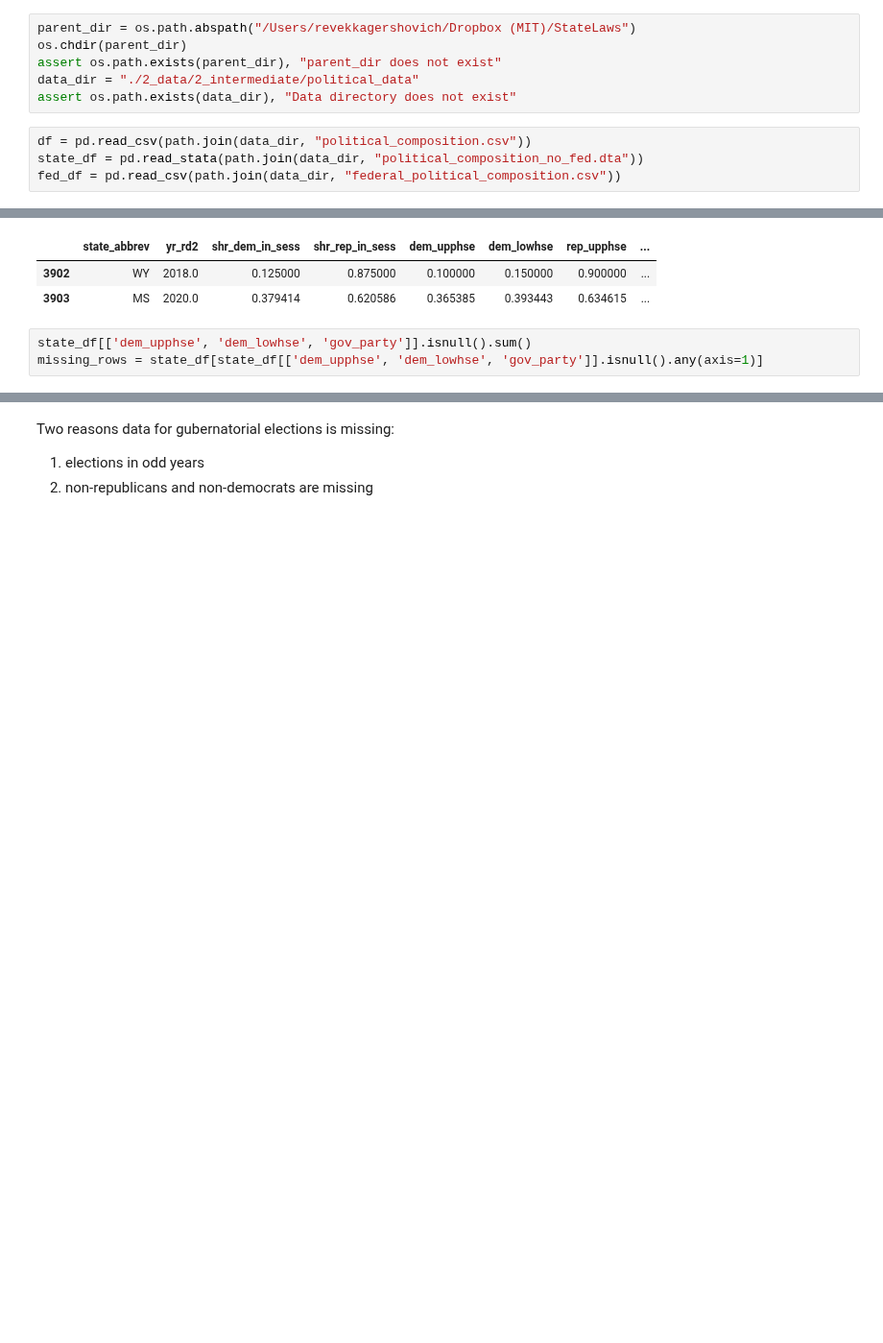
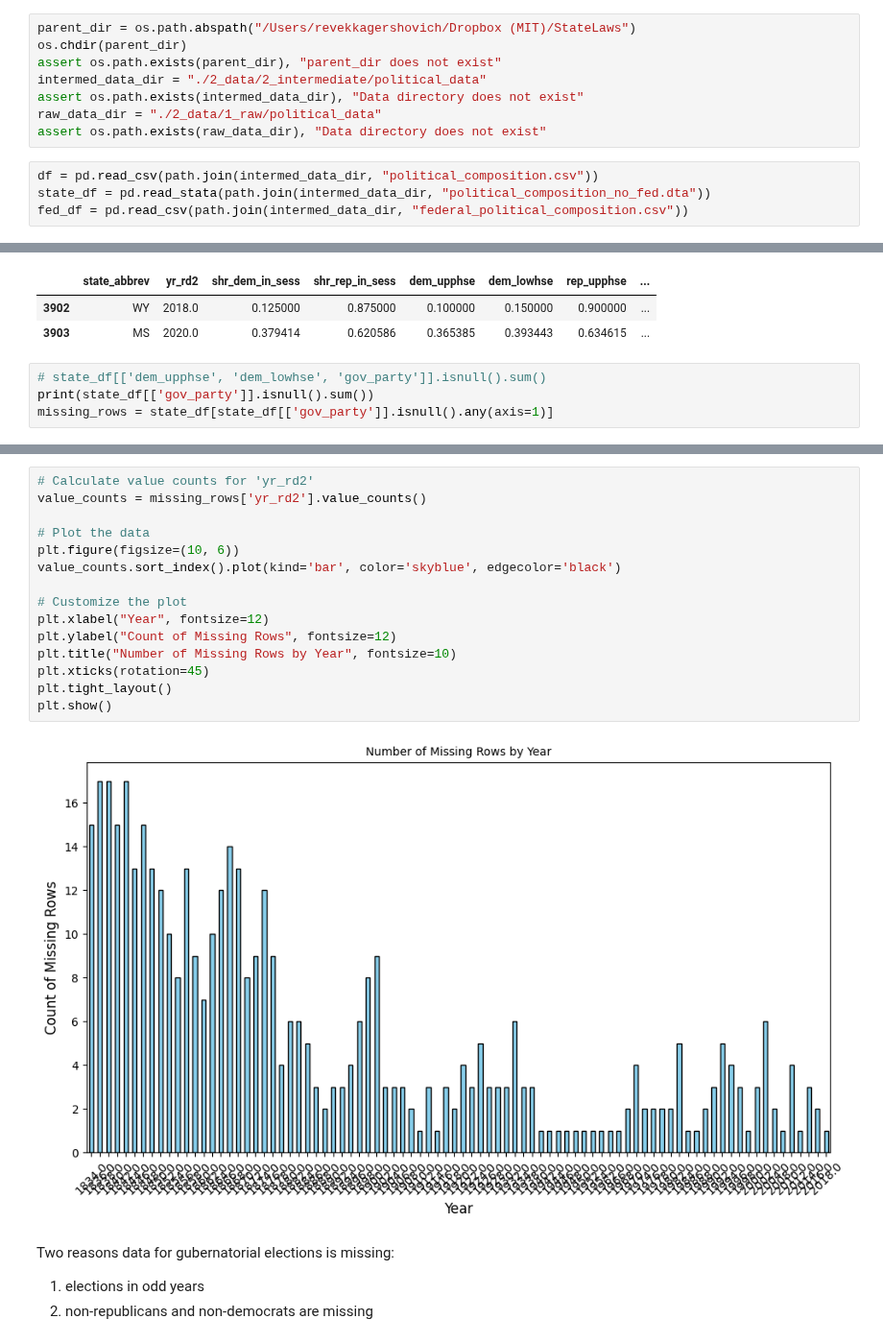
Before and after one commit to batShimon/similarity_data, a Jupyter notebook: fixingPoliticalComposition.ipynb, the cells around one changed output, grey strips where cells are left out. Shown at 96% size. Cells and saved outputs as stored; diff of their text form; blank space fills up the shorter version.

```diff
--- a/fixingPoliticalComposition.ipynb
+++ b/fixingPoliticalComposition.ipynb
@@ -15,9 +16,11 @@ import numpy as np
 parent_dir = os.path.abspath("/Users/revekkagershovich/Dropbox (MIT)/StateLaws")
 os.chdir(parent_dir)
 assert os.path.exists(parent_dir), "parent_dir does not exist"
-data_dir = "./2_data/2_intermediate/political_data"
-assert os.path.exists(data_dir), "Data directory does not exist"
+intermed_data_dir = "./2_data/2_intermediate/political_data"
+assert os.path.exists(intermed_data_dir), "Data directory does not exist"
+raw_data_dir = "./2_data/1_raw/political_data"
+assert os.path.exists(raw_data_dir), "Data directory does not exist"
 # %%
-df = pd.read_csv(path.join(data_dir, "political_composition.csv"))
-state_df = pd.read_stata(path.join(data_dir, "political_composition_no_fed.dta"))
-fed_df = pd.read_csv(path.join(data_dir, "federal_political_composition.csv"))
+df = pd.read_csv(path.join(intermed_data_dir, "political_composition.csv"))
+state_df = pd.read_stata(path.join(intermed_data_dir, "political_composition_no_fed.dta"))
+fed_df = pd.read_csv(path.join(intermed_data_dir, "federal_political_composition.csv"))
@@ -28,5 +37,6 @@ state_df.tail(2)
 | 3902 | WY | 2018.0 | 0.125000 | 0.875000 | 0.100000 | 0.150000 | 0.900000 | ... |
 | 3903 | MS | 2020.0 | 0.379414 | 0.620586 | 0.365385 | 0.393443 | 0.634615 | ... |
 # %%
-state_df[['dem_upphse', 'dem_lowhse', 'gov_party']].isnull().sum()
-missing_rows = state_df[state_df[['dem_upphse', 'dem_lowhse', 'gov_party']].isnull().any(axis=1)]
+# state_df[['dem_upphse', 'dem_lowhse', 'gov_party']].isnull().sum()
+print(state_df[['gov_party']].isnull().sum())
+missing_rows = state_df[state_df[['gov_party']].isnull().any(axis=1)]
@@ -33,3 +93,20 @@ missing_rows = state_df[state_df[['dem_upphse', 'dem_lowhse', 'gov_party']].isnu
+# %%
+# Calculate value counts for 'yr_rd2'
+value_counts = missing_rows['yr_rd2'].value_counts()
+
+# Plot the data
+plt.figure(figsize=(10, 6))
+value_counts.sort_index().plot(kind='bar', color='skyblue', edgecolor='black')
+
+# Customize the plot
+plt.xlabel("Year", fontsize=12)
+plt.ylabel("Count of Missing Rows", fontsize=12)
+plt.title("Number of Missing Rows by Year", fontsize=10)
+plt.xticks(rotation=45)
+plt.tight_layout()
+plt.show()
+# %% [output]
+[figure, added]
 # %% [markdown]
 Two reasons data for gubernatorial elections is missing:
 1. elections in odd years
```
Also changed, not shown: parts of 27 cells of this notebook.
